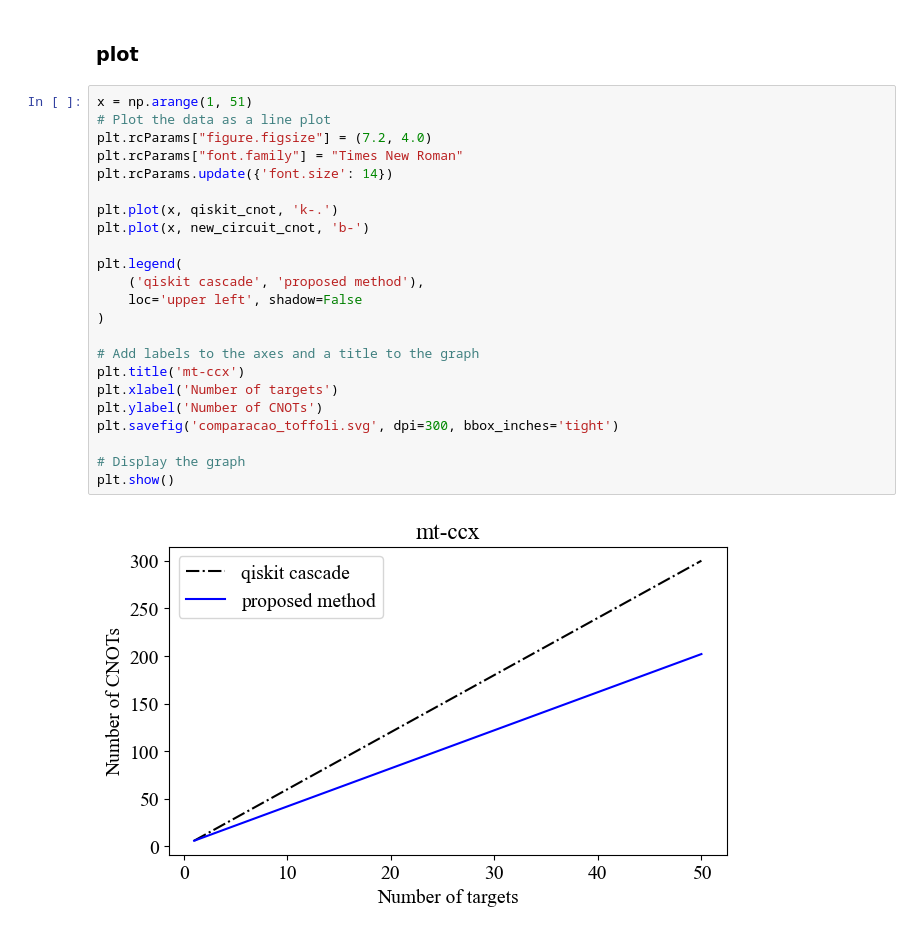
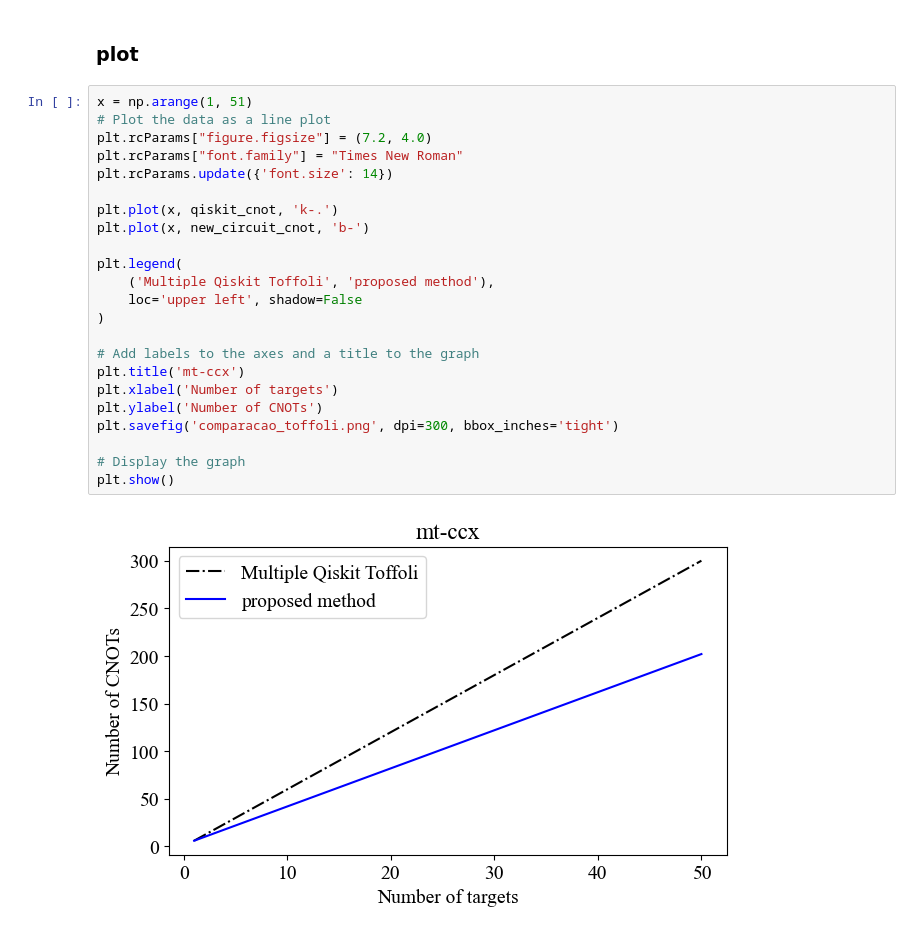
Before and after one commit to qclib/qclib, a Jupyter notebook: qclib/gates/toffoli_multi-target.ipynb, the cells around one changed output. Saved outputs shown, nothing was run; the diff lists cells and outputs as text.

```diff
--- a/qclib/gates/toffoli_multi-target.ipynb
+++ b/qclib/gates/toffoli_multi-target.ipynb
@@ -325,25 +325,25 @@ for i in range(1, 51):
 # %%
 x = np.arange(1, 51)
 # Plot the data as a line plot
 plt.rcParams["figure.figsize"] = (7.2, 4.0)
 plt.rcParams["font.family"] = "Times New Roman"
 plt.rcParams.update({'font.size': 14})
 
 plt.plot(x, qiskit_cnot, 'k-.')
 plt.plot(x, new_circuit_cnot, 'b-')
 
 plt.legend(
-    ('qiskit cascade', 'proposed method'),
+    ('Multiple Qiskit Toffoli', 'proposed method'),
     loc='upper left', shadow=False
 )
 
 # Add labels to the axes and a title to the graph
 plt.title('mt-ccx')
 plt.xlabel('Number of targets')
 plt.ylabel('Number of CNOTs')
-plt.savefig('comparacao_toffoli.svg', dpi=300, bbox_inches='tight')
+plt.savefig('comparacao_toffoli.png', dpi=300, bbox_inches='tight')
 
 # Display the graph
 plt.show()
 # %% [output]
-[figure, old version]
+[figure, new version]
```
Also changed, not shown: 3 other files.
